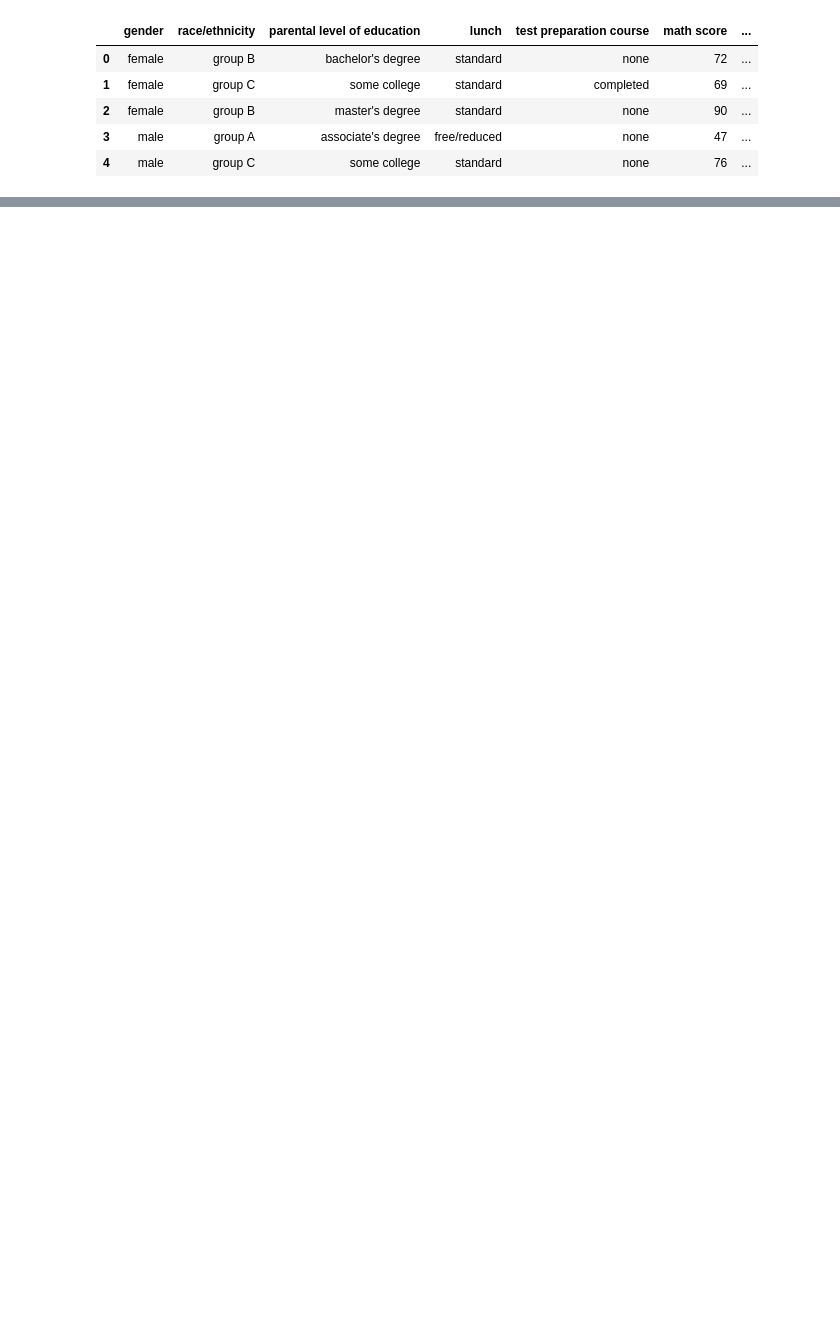
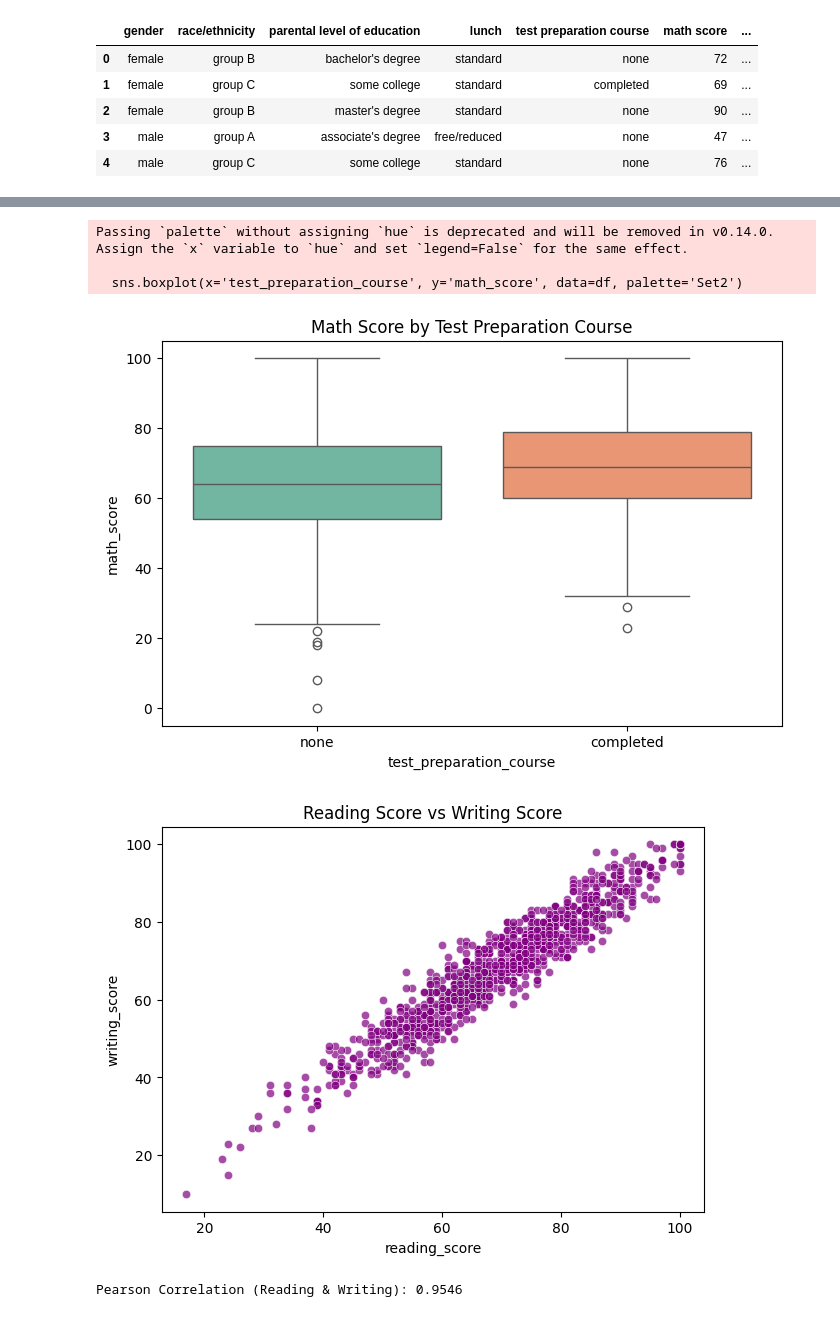
Before and after one commit to yazanhabayeb123-hash/Student-Performance-EDA, a Jupyter notebook: Student_Performance_EDA.ipynb, the cells around one changed output, grey strips where cells are left out. Drawn from its saved outputs; the diff is of its cells as text; code cells hidden in the pictures; blank space fills up the shorter version.

```diff
--- a/Student_Performance_EDA.ipynb
+++ b/Student_Performance_EDA.ipynb
@@ -45,0 +69,16 @@ df.head(5)
+# %%
+## Clean Data
+print("Missing values:\n", df.isnull().sum())
+print("Duplicate rows:", df.duplicated().sum())
+for col in ['gender', 'race/ethnicity', 'parental level of education', 'lunch', 'test preparation course']:
+    print(f"Unique {col}: {df[col].unique()}")
+df = df.rename(columns={
+    'race/ethnicity': 'race_ethnicity',
+    'parental level of education': 'parental_level_of_education',
+    'test preparation course': 'test_preparation_course',
+    'math score': 'math_score',
+    'reading score': 'reading_score',
+    'writing score': 'writing_score'
+})
+
+print("\nRenamed columns:", df.columns.tolist())
@@ -45,0 +161,30 @@ df.head(5)
+# %%
+## Multivariate Analysis
+# 1. Test Preparation vs Math Score
+plt.figure(figsize=(8, 5))
+sns.boxplot(x='test_preparation_course', y='math_score', data=df, palette='Set2')
+plt.title('Math Score by Test Preparation Course')
+plt.show()
+
+# 2. Reading vs Writing Score Correlation
+plt.figure(figsize=(7, 5))
+sns.scatterplot(x='reading_score', y='writing_score', data=df, alpha=0.7, color='purple')
+plt.title('Reading Score vs Writing Score')
+plt.show()
+
+corr = df['reading_score'].corr(df['writing_score'])
+print(f"Pearson Correlation (Reading & Writing): {corr:.4f}")
+
+# 3. Parental Education vs Average Score
+plt.figure(figsize=(10, 5))
+sns.barplot(x='parental_level_of_education', y='average_score', data=df, ci=None, palette='Blues_d')
+plt.xticks(rotation=30)
+plt.title('Average Exam Score by Parental Education Level')
+plt.show()
+# %% [output]
+Passing `palette` without assigning `hue` is deprecated and will be removed in v0.14.0. Assign the `x` variable to `hue` and set `legend=False` for the same effect.
+
+  sns.boxplot(x='test_preparation_course', y='math_score', data=df, palette='Set2')
+[figure, added]
+[figure, added]
+Pearson Correlation (Reading & Writing): 0.9546
```
Also changed, not shown: parts of 18 cells of this notebook.
